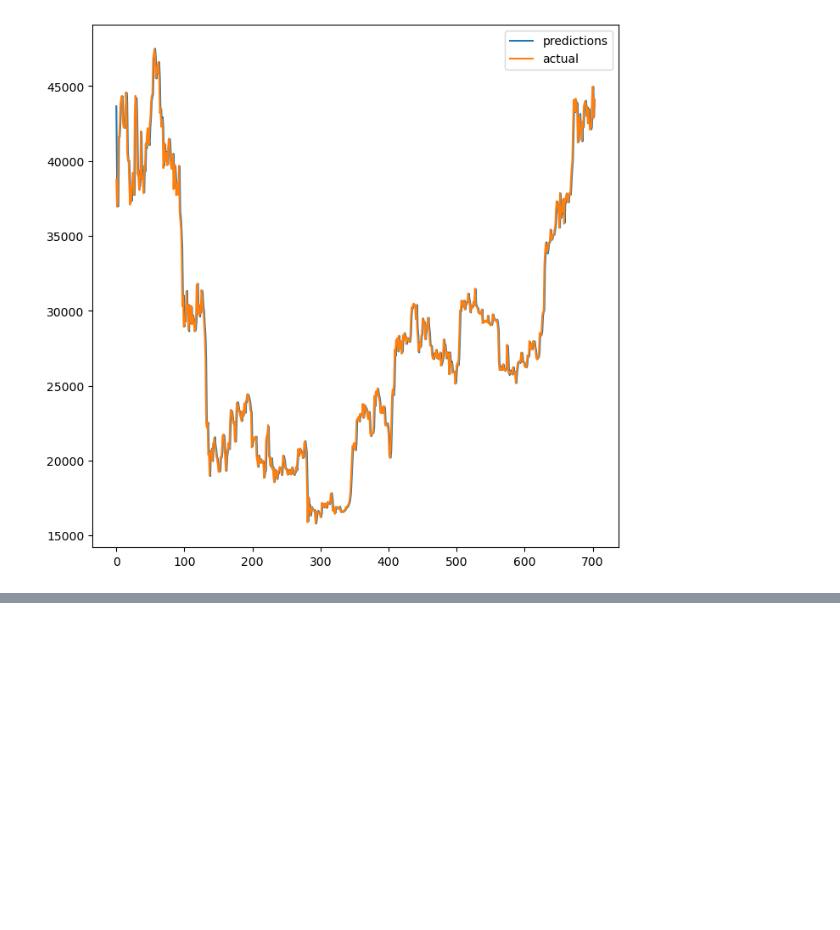
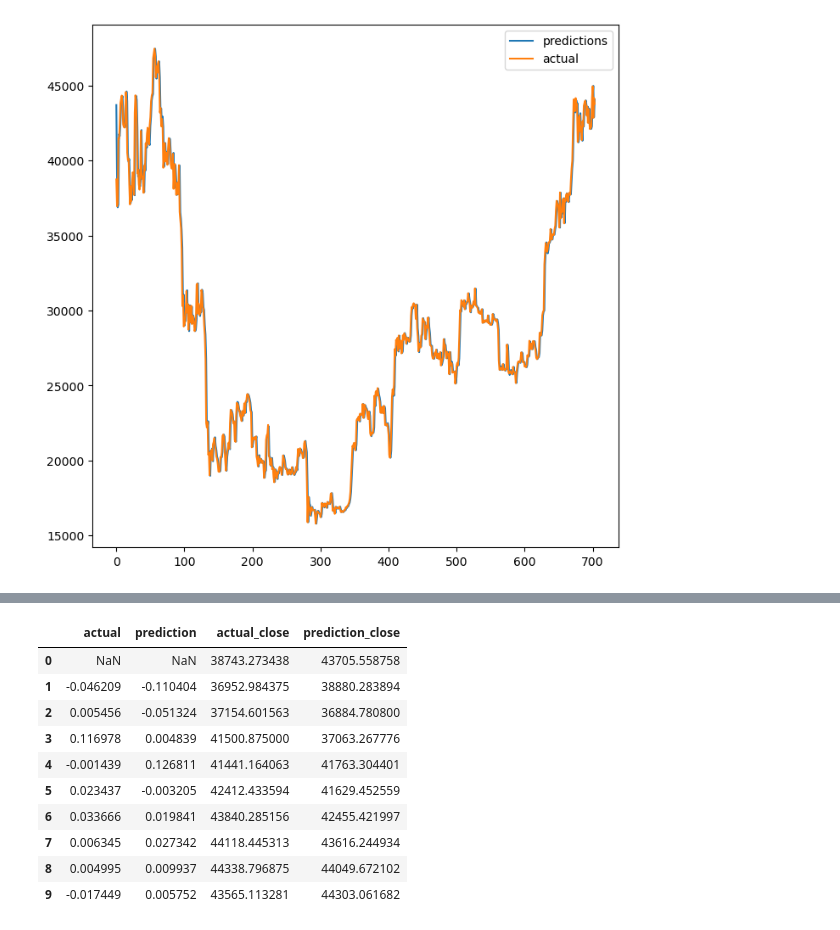
Before and after one commit to AvaterClasher/crypto, a Jupyter notebook: arima.ipynb, the cells around one changed output, grey strips where cells are left out. Saved outputs shown, nothing was run; the diff lists cells and outputs as text; code cells hidden in the pictures; blank space fills up the shorter version.

```diff
--- a/arima.ipynb
+++ b/arima.ipynb
@@ -407,0 +445,16 @@ Name: Close, Length: 704, dtype: float64
+# %%
+return_df['actual_close'] = out_sample_test_2023['Close']
+return_df['prediction_close'] = predictions_df['predictions']
+return_df.head(10)
+# %% [output]
+|  | actual | prediction | actual_close | prediction_close |
+| 0 | NaN | NaN | 38743.273438 | 43705.558758 |
+| 1 | -0.046209 | -0.110404 | 36952.984375 | 38880.283894 |
+| 2 | 0.005456 | -0.051324 | 37154.601563 | 36884.780800 |
+| 3 | 0.116978 | 0.004839 | 41500.875000 | 37063.267776 |
+| 4 | -0.001439 | 0.126811 | 41441.164063 | 41763.304401 |
+| 5 | 0.023437 | -0.003205 | 42412.433594 | 41629.452559 |
+| 6 | 0.033666 | 0.019841 | 43840.285156 | 42455.421997 |
+| 7 | 0.006345 | 0.027342 | 44118.445313 | 43616.244934 |
+| 8 | 0.004995 | 0.009937 | 44338.796875 | 44049.672102 |
+| 9 | -0.017449 | 0.005752 | 43565.113281 | 44303.061682 |
```
Also changed, not shown: parts of 14 cells of this notebook.
